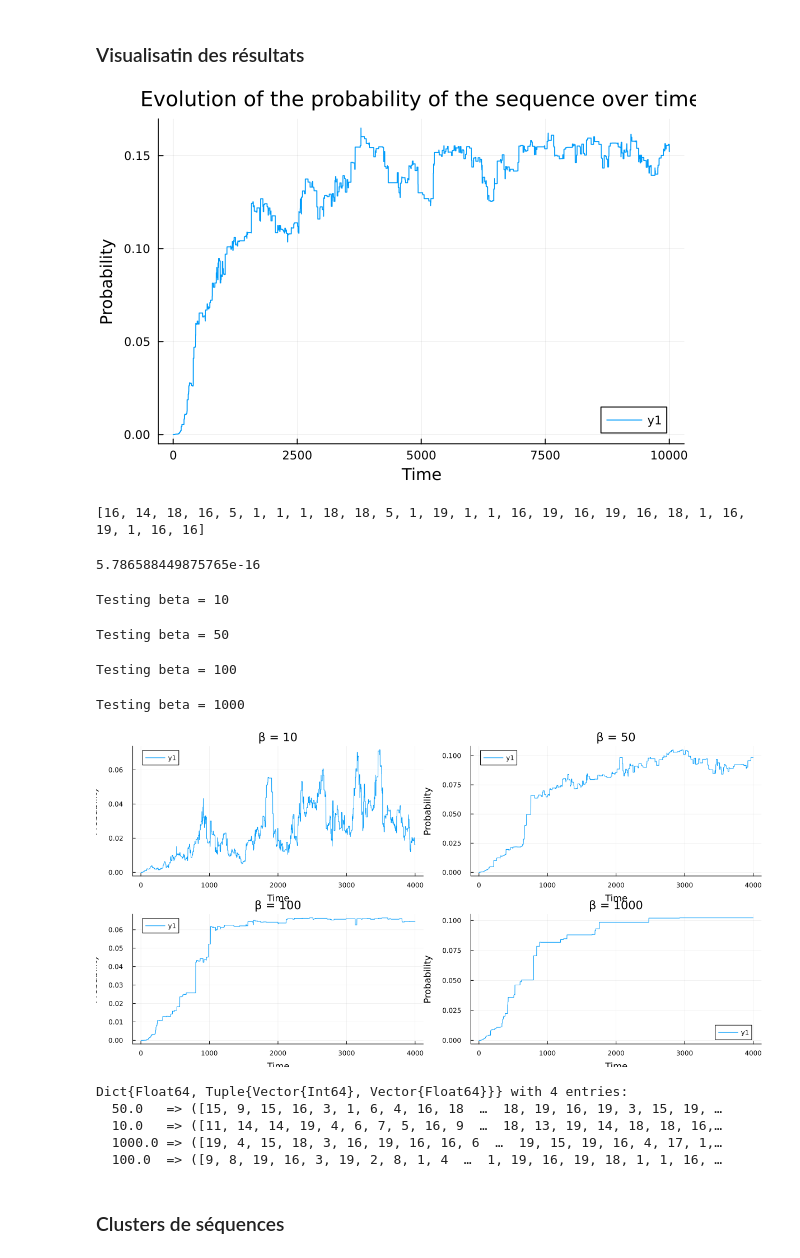
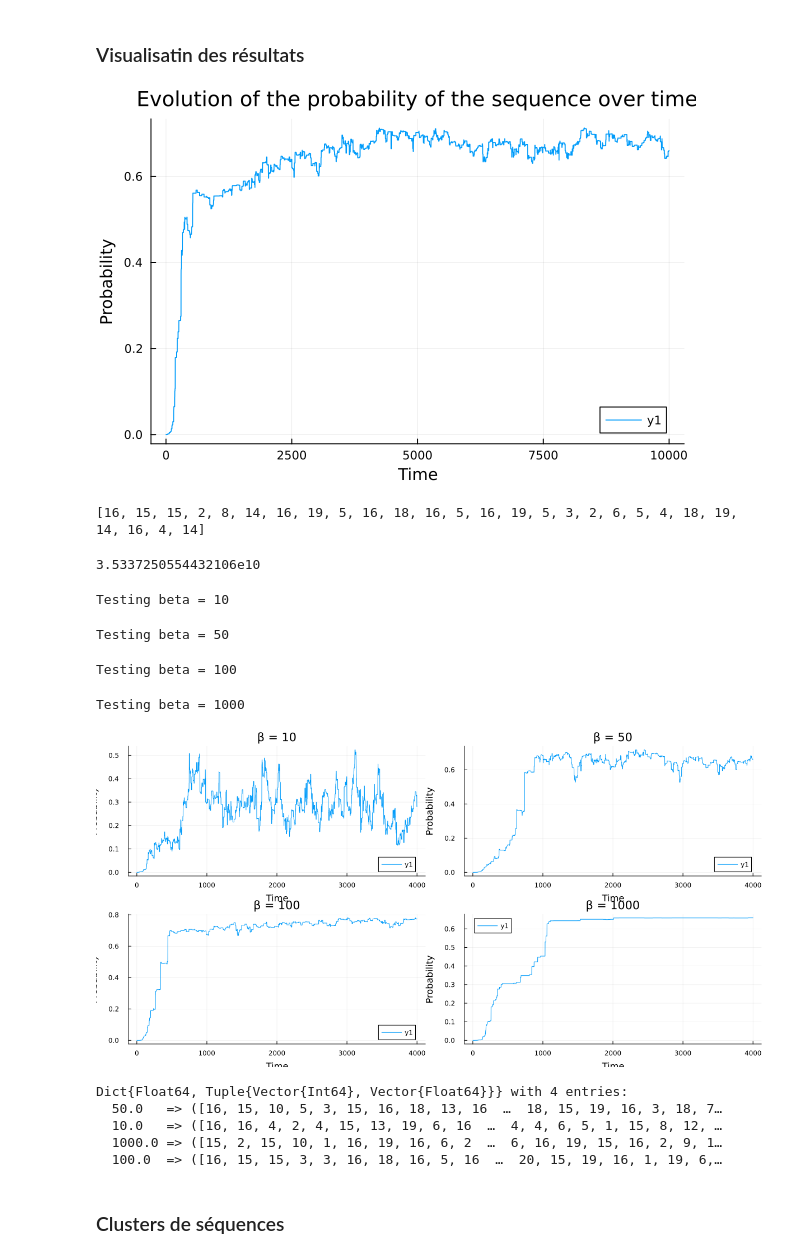
Before and after one commit to 0Marie0/pBIM, a Jupyter notebook: test_julia/test2.ipynb, the cells around one changed output. Saved outputs shown, nothing was run; the diff lists cells and outputs as text; code cells hidden in the pictures.

Commit message:
probability distribution of all structs

```diff
--- a/test_julia/test2.ipynb
+++ b/test_julia/test2.ipynb
@@ -935,32 +843,0 @@ Suggestion: check for spelling errors or missing imports.
-# %%
-function algo(seq, target_number, all_ctc_maps, epochs=100, beta=100)
-    actual_seq=copy(seq)
-    mut_last_iter=false
-
-    epochs=epochs
-    p_struct_time_t=[]
-    new_ttl_energy=total_energy(all_ctc_maps,actual_seq)
-    new_prob=probability_target_structure(all_ctc_maps, actual_seq, new_ttl_energy,target_number)
-
-    for i in 1:epochs
-        if i%100==0
-            println("epoch number $i")
-        end
-        # if mut_last_iter
-        #     ttl_energy=total_energy(all_ctc_maps,actual_seq)
-        #     probas=probability_each_structure(all_ctc_maps, actual_seq, ttl_energy)
-        # end
-        push!(p_struct_time_t, new_prob)
-
-        mut=mutation(actual_seq)
-        seq_metropolis, new_ttl_energy, new_prob = metropolis(mut, actual_seq, target_number, all_ctc_maps, new_ttl_energy, new_prob, i, beta)
-        if (seq_metropolis!=actual_seq)
-            #println("test, changement de sequence a l'iter $i")
-            mut_last_iter=true
-            actual_seq=seq_metropolis
-        else
-            mut_last_iter=false
-        end
-    end
-    return actual_seq, p_struct_time_t
-end
@@ -1167,7 +1049,7 @@ algo(seq, target_number, all_ctc_maps, 100, 100)
 # %% [markdown]
 ### Visualisatin des résultats
 # %%
-final_seq, p_struct_time_t=algo(seq, target_number, all_ctc_maps, 10000, 50)
+final_seq, p_struct_time_t,_=algo(seq, target_number, all_ctc_maps, 10000, 100)
 
 using Plots
 
@@ -1175,47 +1057,47 @@ t=1:length(p_struct_time_t)
 
 plot(t, p_struct_time_t, xlabel="Time", ylabel="Probability", title="Evolution of the probability of the sequence over time")
 # %% [output]
-[figure, old version]
+[figure, new version]
 # %%
 println(final_seq)
 probability_target_structure(all_ctc_maps, final_seq, ttl_energy,target_number)
 # %% [output]
-[16, 14, 18, 16, 5, 1, 1, 1, 18, 18, 5, 1, 19, 1, 1, 16, 19, 16, 19, 16, 18, 1, 16, 19, 1, 16, 16]
+[16, 15, 15, 2, 8, 14, 16, 19, 5, 16, 18, 16, 5, 16, 19, 5, 3, 2, 6, 5, 4, 18, 19, 14, 16, 4, 14]
-5.786588449875765e-16
+3.5337250554432106e10
 # %%
 function benchmark_beta()
     betas = [10, 50, 100, 1000]
     results = Dict{Float64, Tuple{Vector{Int}, Vector{Float64}}}()
     plots = []
 
     for beta in betas
         println("Testing beta = $beta")
-        final_seq, p_struct_time_t = algo(seq, target_number, all_ctc_maps, 4000, beta)
+        final_seq, p_struct_time_t, _ = algo(seq, target_number, all_ctc_maps, 4000, beta)
         results[beta] = (final_seq, p_struct_time_t)
 
         t = 1:length(p_struct_time_t)
         push!(plots, plot(t, p_struct_time_t, xlabel="Time", ylabel="Probability",
                           title="β = $beta"))
     end
 
     fig = plot(plots..., layout=(2, 2), size=(1200, 600))
     display(fig)
 
     return results
 end
 
 benchmark_beta()
 # %% [output]
 Testing beta = 10
 Testing beta = 50
 Testing beta = 100
 Testing beta = 1000
-[figure, old version]
+[figure, new version]
 Dict{Float64, Tuple{Vector{Int64}, Vector{Float64}}} with 4 entries:
-  50.0   => ([15, 9, 15, 16, 3, 1, 6, 4, 16, 18  …  18, 19, 16, 19, 3, 15, 19, …
-  10.0   => ([11, 14, 14, 19, 4, 6, 7, 5, 16, 9  …  18, 13, 19, 14, 18, 18, 16,…
-  1000.0 => ([19, 4, 15, 18, 3, 16, 19, 16, 16, 6  …  19, 15, 19, 16, 4, 17, 1,…
-  100.0  => ([9, 8, 19, 16, 3, 19, 2, 8, 1, 4  …  1, 19, 16, 19, 18, 1, 1, 16, …
+  50.0   => ([16, 15, 10, 5, 3, 15, 16, 18, 13, 16  …  18, 15, 19, 16, 3, 18, 7…
+  10.0   => ([16, 16, 4, 2, 4, 15, 13, 19, 6, 16  …  4, 4, 6, 5, 1, 15, 8, 12, …
+  1000.0 => ([15, 2, 15, 10, 1, 16, 19, 16, 6, 2  …  6, 16, 19, 15, 16, 2, 9, 1…
+  100.0  => ([16, 15, 15, 3, 3, 16, 18, 16, 5, 16  …  20, 15, 19, 16, 1, 19, 6,…
 # %% [markdown]
 ### Clusters de séquences
 # %%
```
Also changed, not shown: parts of 21 cells of this notebook.
